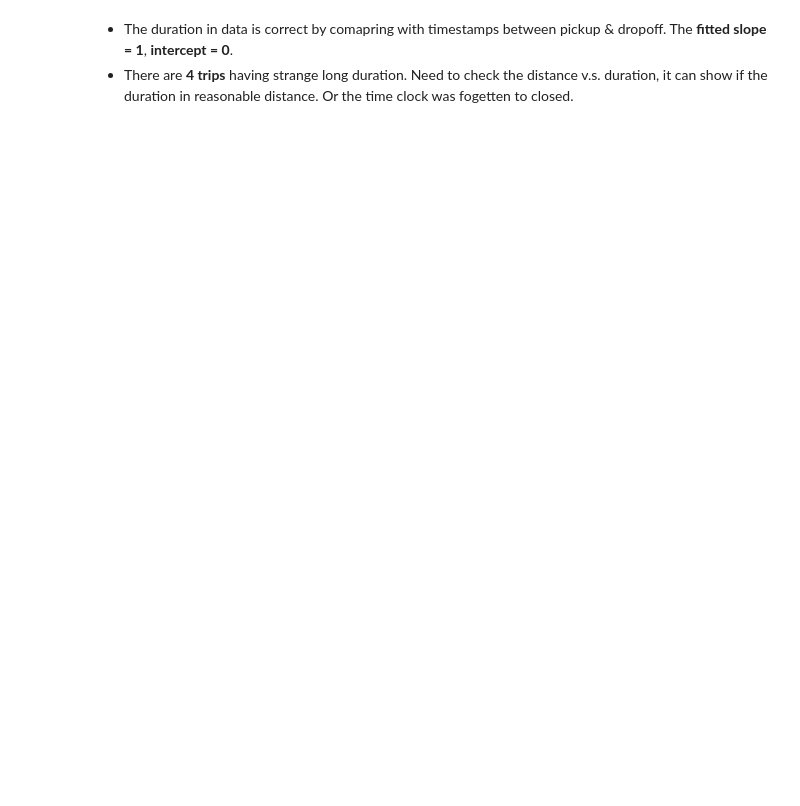
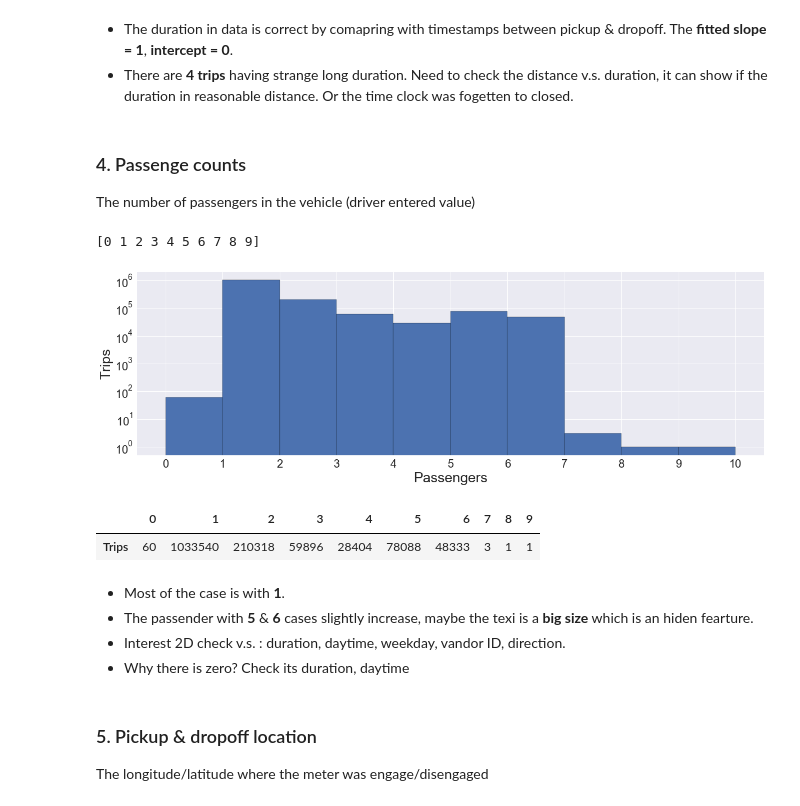
Before and after one commit to yennanliu/NYC_Taxi_Trip_Duration, a Jupyter notebook: notebook/EDA_jtsai_overview.ipynb, the cells around one changed output. Drawn from its saved outputs; the diff is of its cells as text; code cells hidden in the pictures; blank space fills up the shorter version.

Commit message:
Add overview of pessenge counts, minor text & style changes

```diff
--- a/notebook/EDA_jtsai_overview.ipynb
+++ b/notebook/EDA_jtsai_overview.ipynb
@@ -333,5 +352,39 @@ Name: trip_duration, dtype: int64
 # %% [markdown]
 * The duration in data is correct by comapring with timestamps between pickup & dropoff. The **fitted slope = 1**, **intercept = 0**.
 * There are **4 trips** having strange long duration. Need to check the distance v.s. duration, it can show if the duration in reasonable distance. Or the time clock was fogetten to closed.
+# %% [markdown]
+### 4. Passenge counts
+The number of passengers in the vehicle (driver entered value)<br />
+# %%
+bins = np.unique(df['passenger_count'].values)
+print bins
+# %% [output]
+[0 1 2 3 4 5 6 7 8 9]
+# %%
+plt.figure(figsize=(20,6))
+n_pass, b_pass, p_pass = plt.hist( df['passenger_count'],
+                                   bins=range(len(bins)+1), # Due to end 2 bins are 1, hist will combined them to a bin.
+                                   edgecolor='black',
+                                   log=True )
+plt.tick_params(labelsize=20)
+plt.xticks(range(len(bins)+1))
+plt.xlabel("Passengers", fontsize=25)
+plt.ylabel('Trips', fontsize=25)
+plt.ylim(ymin=0.5)
+plt.show()
+df_trips_passenger = pd.DataFrame(data=[n_pass.astype(int)], columns=range(len(bins)), index=['Trips'])
+df_trips_passenger.head()
+# %% [output]
+[figure, added]
+|  | 0 | 1 | 2 | 3 | 4 | 5 | 6 | 7 | 8 | 9 |
+| Trips | 60 | 1033540 | 210318 | 59896 | 28404 | 78088 | 48333 | 3 | 1 | 1 |
+# %% [markdown]
+* Most of the case is with **1**.
+* The passender with **5** & **6** cases slightly increase, maybe the texi is a **big size** which is an hiden fearture.
+* Interest 2D check v.s. : duration, daytime, weekday, vandor ID, direction.
+* Why there is zero? Check its duration, daytime
+# %% [markdown]
+### 5. Pickup & dropoff location
+The longitude/latitude where the meter was engage/disengaged<br />
 # %%
 # Working....
```
Also changed, not shown: parts of 8 cells of this notebook.
